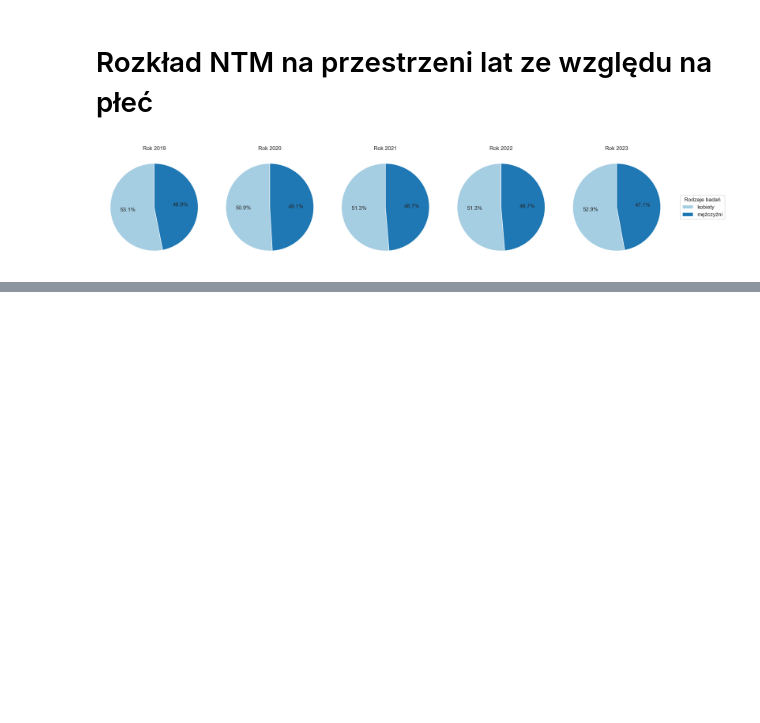
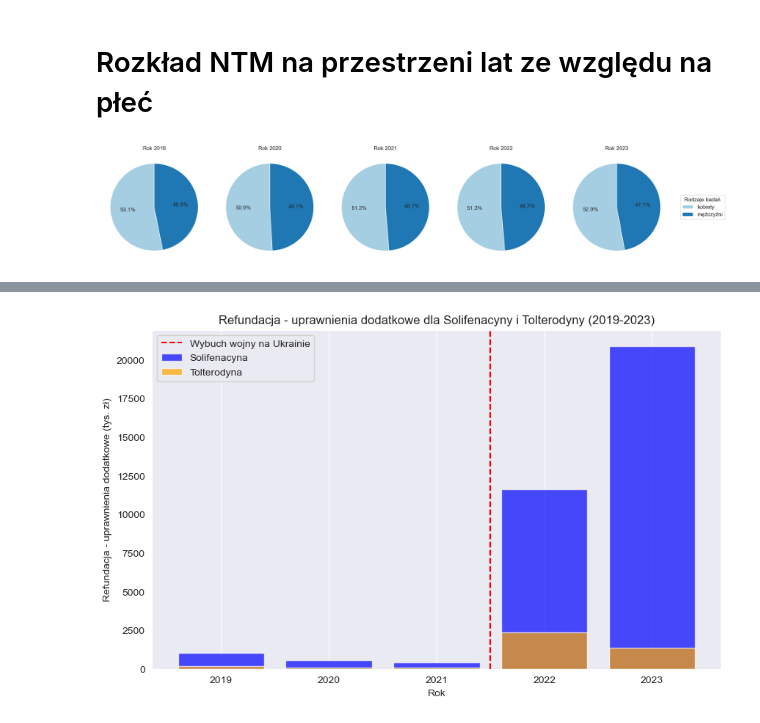
Before and after one commit to KacperJarosik/NTM, a Jupyter notebook: main.ipynb, the cells around one changed output, grey strips where cells are left out. Saved outputs shown, nothing was run; the diff lists cells and outputs as text; code cells hidden in the pictures; blank space fills up the shorter version.

Commit message:
dodanie: Dofinansowania dla uprzywilejowanej grupy leków na NTM a wybuch wojny na Ukrainie

```diff
--- a/main.ipynb
+++ b/main.ipynb
@@ -869,0 +873,39 @@ plt.show()
+# %%
+import pandas as pd
+import matplotlib.pyplot as plt
+
+# Wczytanie danych z pliku Excel
+file_path = "dane zgrupowane/LEKI_2019-2023.xlsx"  # Podmień na właściwą ścieżkę do pliku
+df = pd.read_excel(file_path)
+
+# Usunięcie białych znaków z nazw kolumn
+df.columns = df.columns.str.strip()
+
+# Filtrowanie danych dla Solifenacyny i Tolterodyny
+df_filtered = df[df["Substancja czynna"].isin(["Solifenacyna", "Tolterodyna"])]
+
+# Tworzenie wykresu histogramowego
+plt.figure(figsize=(10, 6))
+substances = ["Solifenacyna", "Tolterodyna"]
+colors = ["blue", "orange"]
+
+for substance, color in zip(substances, colors):
+    subset = df_filtered[df_filtered["Substancja czynna"] == substance]
+    plt.bar(subset["ROK"], subset["w tym refundacja - uprawnienia dodatkowe (tys. zł)"],
+            label=substance, alpha=0.7, color=color)
+
+# Dodanie pionowej przerywanej linii między 2021 i 2022
+plt.axvline(x=2021.5, color='red', linestyle='--', label='Wybuch wojny na Ukrainie')
+
+# Personalizacja wykresu
+plt.xlabel("Rok")
+plt.ylabel("Refundacja - uprawnienia dodatkowe (tys. zł)")
+plt.title("Refundacja - uprawnienia dodatkowe dla Solifenacyny i Tolterodyny (2019-2023)")
+plt.xticks(df_filtered["ROK"].unique())
+plt.legend()
+plt.grid(axis='y')
+
+# Wyświetlenie wykresu
+plt.show()
+# %% [output]
+[figure, added]
```
Also changed, not shown: parts of 1 cell of this notebook.
